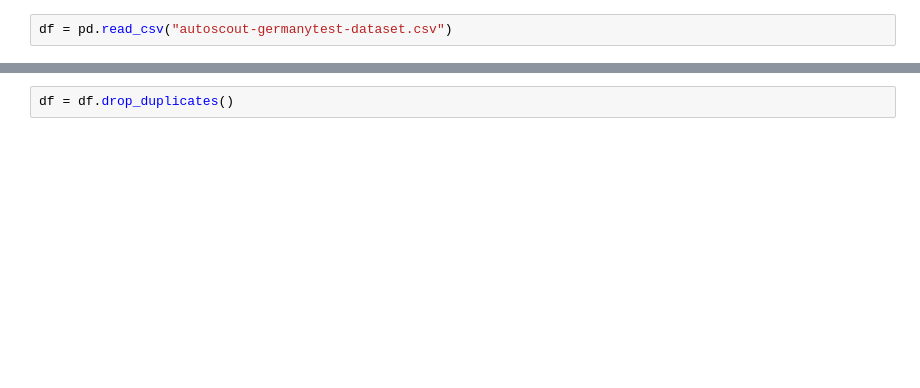
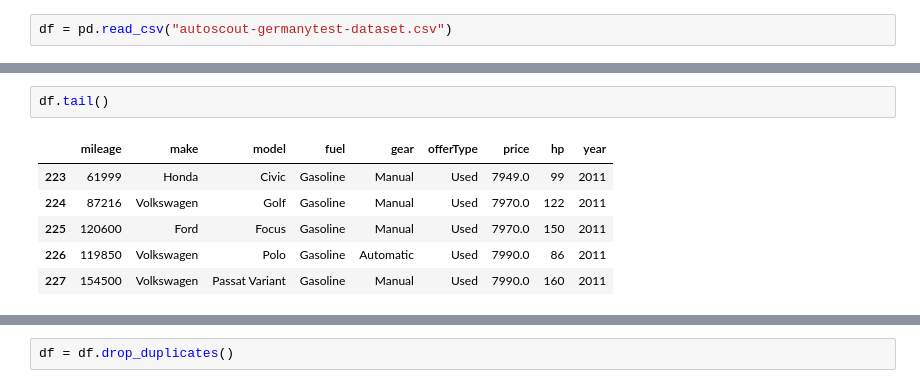
Before and after one commit to AbdallhOmran/Used-car-prices, a Jupyter notebook: index.ipynb, the cells around one changed output, grey strips where cells are left out. Saved outputs shown, nothing was run; the diff lists cells and outputs as text; blank space fills up the shorter version.

```diff
--- a/index.ipynb
+++ b/index.ipynb
@@ -8,0 +22,9 @@ df = pd.read_csv("autoscout-germanytest-dataset.csv")
+# %%
+df.tail()
+# %% [output]
+|  | mileage | make | model | fuel | gear | offerType | price | hp | year |
+| 223 | 61999 | Honda | Civic | Gasoline | Manual | Used | 7949.0 | 99 | 2011 |
+| 224 | 87216 | Volkswagen | Golf | Gasoline | Manual | Used | 7970.0 | 122 | 2011 |
+| 225 | 120600 | Ford | Focus | Gasoline | Manual | Used | 7970.0 | 150 | 2011 |
+| 226 | 119850 | Volkswagen | Polo | Gasoline | Automatic | Used | 7990.0 | 86 | 2011 |
+| 227 | 154500 | Volkswagen | Passat Variant | Gasoline | Manual | Used | 7990.0 | 160 | 2011 |
```
Also changed, not shown: parts of 18 cells of this notebook, 2 other files.
